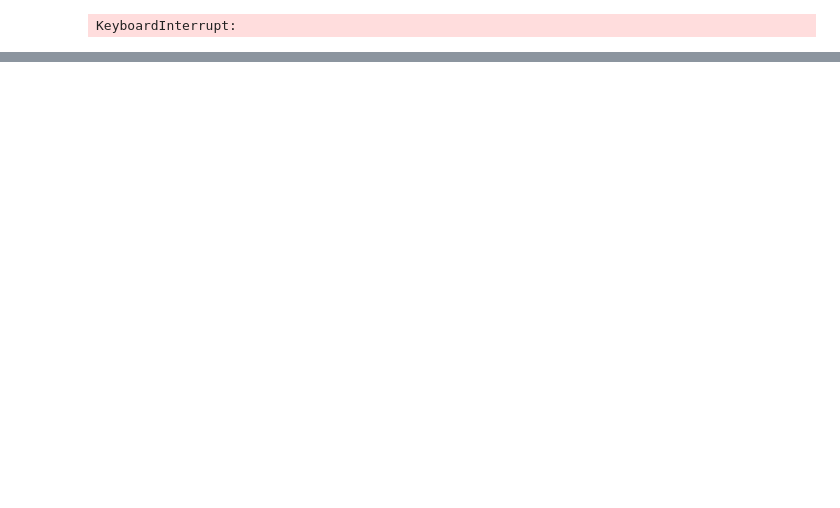
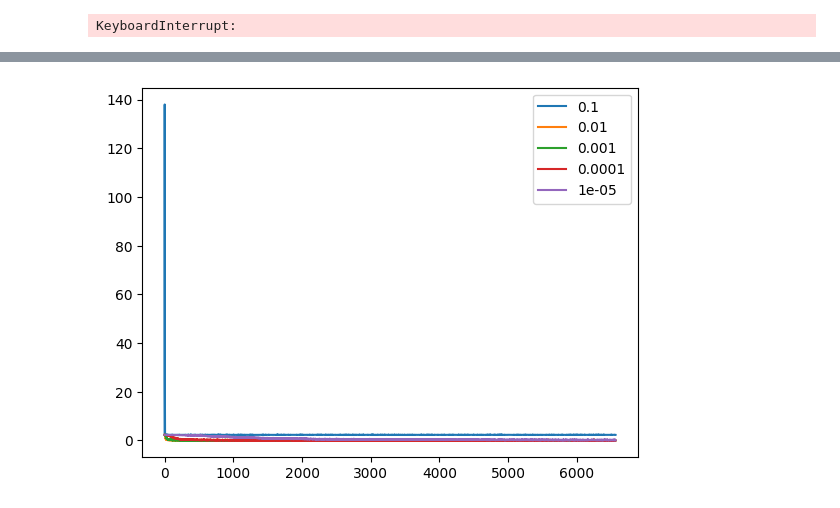
Before and after one commit to khlkeeton/MLProj, a Jupyter notebook: LeNet.ipynb, the cells around one changed output, grey strips where cells are left out. Cells and saved outputs as stored; diff of their text form; code cells hidden in the pictures; blank space fills up the shorter version.

Commit message:
Add learning rate graph for mnist and some comments

```diff
--- a/LeNet.ipynb
+++ b/LeNet.ipynb
@@ -118,0 +144,6 @@ print('Accuracy of the network on the 10000 test images: %d %%' % error[-1])
+# %%
+batch_size = 64
+num_classes = 10
+learning_rate = [0.1,0.01,0.001,0.0001,0.00001]
+num_epochs = 7
+error = []
@@ -118,0 +152,21 @@ print('Accuracy of the network on the 10000 test images: %d %%' % error[-1])
+# %%
+for i in learning_rate:
+    model = LeNet(num_classes = num_classes).to(device)
+
+    cost = F.CrossEntropyLoss()
+
+    optimizer = torch.optim.Adam(model.parameters(), lr=i)
+
+    total_step = len(train_loader)
+    error.append([])
+    for epoch in range(num_epochs):
+
+        for j, (images, labels) in enumerate(train_loader):
+            images = images.to(device)
+            labels = labels.to(device)
+            outputs = model(images)
+            loss = cost(outputs, labels)
+            optimizer.zero_grad()
+            loss.backward()
+            optimizer.step()
+            error[-1].append(loss.item())
@@ -118,0 +179,7 @@ print('Accuracy of the network on the 10000 test images: %d %%' % error[-1])
+# %%
+for i in range(len(error)):
+    plt.plot(error[i], label='{}'.format(learning_rate[i]))
+plt.legend()
+plt.show()
+# %% [output]
+[figure, added]
```
Also changed, not shown: parts of 26 cells of this notebook.
